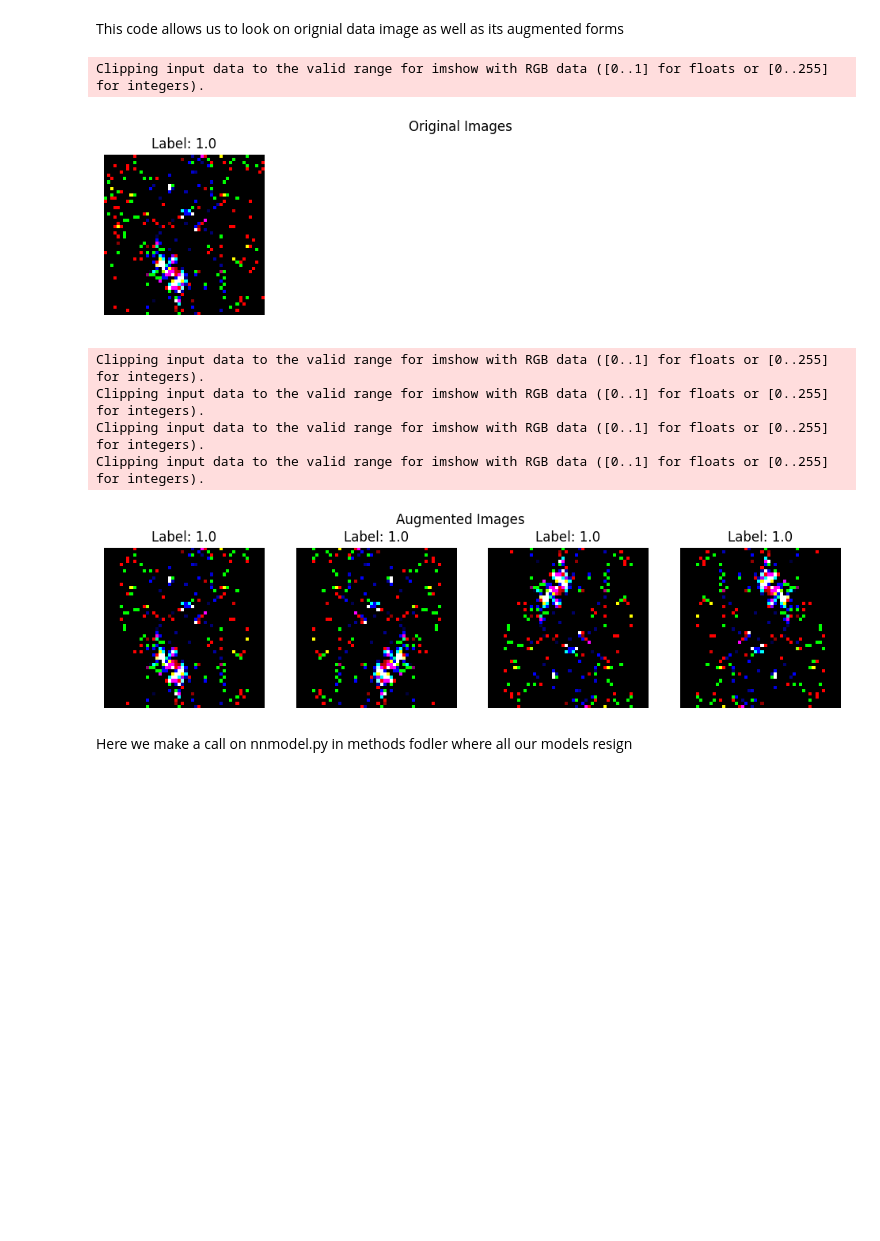
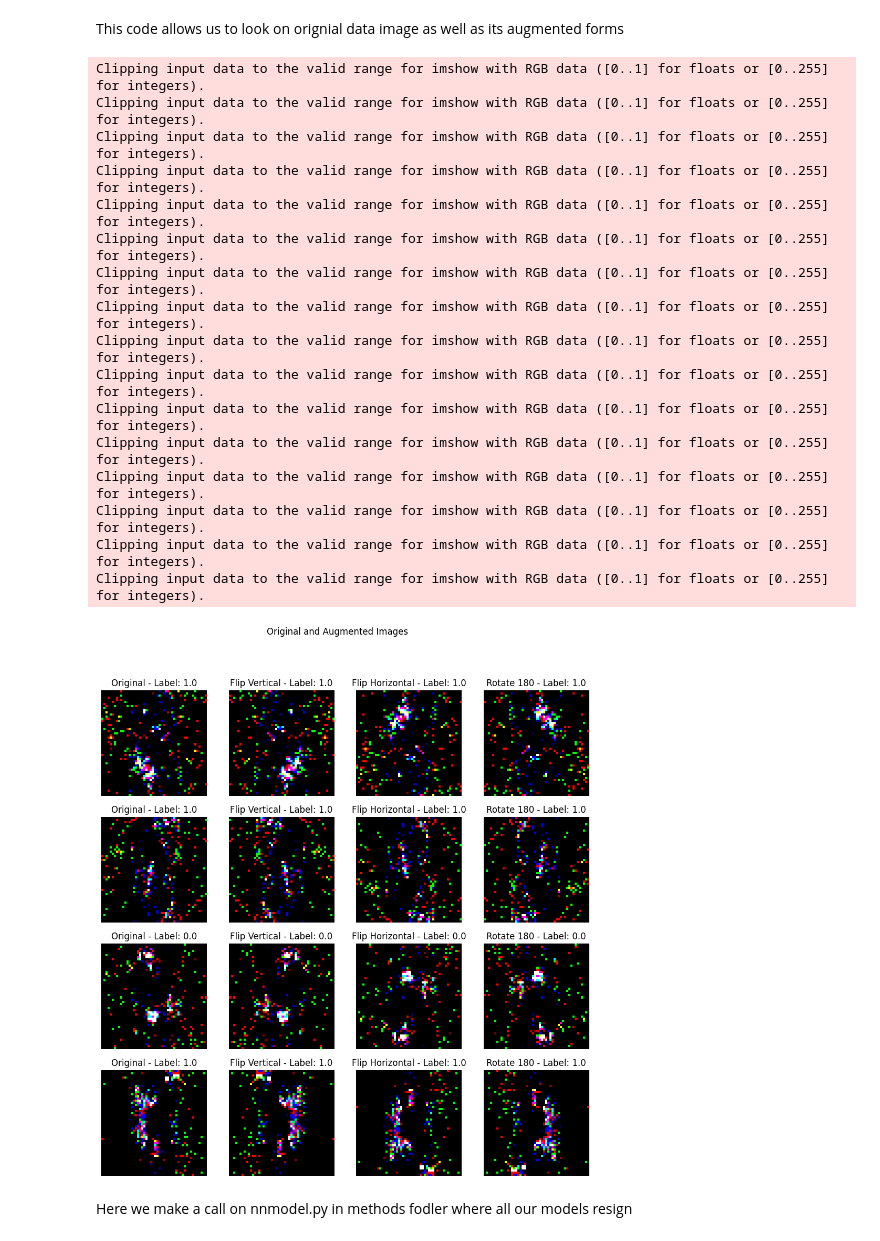
Before and after one commit to iRootTsar/Optimazing-klassification-of-ATLAS-detector-data--CERN-, a Jupyter notebook: notebooks/pyTorch/DataAugm.ipynb, the cells around one changed output. Drawn from its saved outputs; the diff is of its cells as text; code cells hidden in the pictures; blank space fills up the shorter version.

```diff
--- a/notebooks/pyTorch/DataAugm.ipynb
+++ b/notebooks/pyTorch/DataAugm.ipynb
@@ -121,52 +143,59 @@ testLoader = DataLoader(test, shuffle=True, batch_size=50)
 # %% [markdown]
 This code allows us to look on orignial data image as well as its augmented forms
 # %%
-def visualize_single(images, labels, title="Images", augmentation_info=None):
-    n_images = len(images)
+def visualize_comparison(original_images, augmented_images, labels, title, augmentation_info=None):
+    n_images = len(original_images)
     n_columns = 4
-    n_rows = (n_images + n_columns - 1) // n_columns
+    n_rows = n_images
+
+    augmented_types = ['Original', 'Flip Vertical', 'Flip Horizontal', 'Rotate 180']
+
     fig, axs = plt.subplots(n_rows, n_columns, figsize=(3 * n_columns, 3 * n_rows))
     fig.suptitle(title)
 
     for i in range(n_images):
-        if isinstance(images[i], np.ndarray):
-            img_rgb = np.moveaxis(images[i], 0, -1) if images[i].shape[0] == 3 else images[i]
-        elif isinstance(images[i], torch.Tensor):
-            img_rgb = np.moveaxis(images[i].numpy(), 0, -1)
+        for j in range(n_columns):
+            if j == 0:
+                img = original_images[i]
+            else:
+                img = augmented_images[4 * i + j]
 
-        ax = axs[i // n_columns, i % n_columns] if n_rows > 1 else axs[i % n_columns]
-        ax.imshow(img_rgb)
-        ax.set_title(f"Label: {labels[i]}")
-        if augmentation_info is not None:
-            ax.set_xlabel(augmentation_info[i])
-        ax.axis('off')
+            if isinstance(img, np.ndarray):
+                img_rgb = np.moveaxis(img, 0, -1) if img.shape[0] == 3 else img
+            elif isinstance(img, torch.Tensor):
+                img_rgb = np.moveaxis(img.numpy(), 0, -1)
 
-    for i in range(n_images, n_rows * n_columns):
-        ax = axs[i // n_columns, i % n_columns] if n_rows > 1 else axs[i % n_columns]
-        ax.axis('off')
+            ax = axs[i, j]
+            ax.imshow(img_rgb)
+            ax.set_title(f"{augmented_types[j]} - Label: {labels[i]}")
+            ax.axis('off')
 
     plt.show()
 
-
-n_samples = 1
+n_samples = 4
 original_images = trainData[:n_samples]
 original_labels = trainLabels[:n_samples]
-augmented_images = augmented_trainData[:n_samples * 4]
-augmented_labels = trainLabels_repeated[:n_samples * 4]
+augmented_images = augmented_trainData[:4 * n_samples]
 
-# Example augmentation info for each image
-augmentation_info = ['Original'] + ['Flip' for _ in range(3)] + ['Rotate']
-
-visualize_single(original_images, original_labels, title="Original Images", augmentation_info=augmentation_info[:n_samples])
-visualize_single(augmented_images, augmented_labels, title="Augmented Images", augmentation_info=augmentation_info[n_samples:])
+visualize_comparison(original_images, augmented_images, original_labels, title="Original and Augmented Images")
 # %% [output]
 Clipping input data to the valid range for imshow with RGB data ([0..1] for floats or [0..255] for integers).
+Clipping input data to the valid range for imshow with RGB data ([0..1] for floats or [0..255] for integers).
+Clipping input data to the valid range for imshow with RGB data ([0..1] for floats or [0..255] for integers).
+Clipping input data to the valid range for imshow with RGB data ([0..1] for floats or [0..255] for integers).
+Clipping input data to the valid range for imshow with RGB data ([0..1] for floats or [0..255] for integers).
+Clipping input data to the valid range for imshow with RGB data ([0..1] for floats or [0..255] for integers).
+Clipping input data to the valid range for imshow with RGB data ([0..1] for floats or [0..255] for integers).
+Clipping input data to the valid range for imshow with RGB data ([0..1] for floats or [0..255] for integers).
+Clipping input data to the valid range for imshow with RGB data ([0..1] for floats or [0..255] for integers).
+Clipping input data to the valid range for imshow with RGB data ([0..1] for floats or [0..255] for integers).
+Clipping input data to the valid range for imshow with RGB data ([0..1] for floats or [0..255] for integers).
+Clipping input data to the valid range for imshow with RGB data ([0..1] for floats or [0..255] for integers).
+Clipping input data to the valid range for imshow with RGB data ([0..1] for floats or [0..255] for integers).
+Clipping input data to the valid range for imshow with RGB data ([0..1] for floats or [0..255] for integers).
+Clipping input data to the valid range for imshow with RGB data ([0..1] for floats or [0..255] for integers).
+Clipping input data to the valid range for imshow with RGB data ([0..1] for floats or [0..255] for integers).
-[figure, old version]
+[figure, new version]
-Clipping input data to the valid range for imshow with RGB data ([0..1] for floats or [0..255] for integers).
-Clipping input data to the valid range for imshow with RGB data ([0..1] for floats or [0..255] for integers).
-Clipping input data to the valid range for imshow with RGB data ([0..1] for floats or [0..255] for integers).
-Clipping input data to the valid range for imshow with RGB data ([0..1] for floats or [0..255] for integers).
-[figure, removed]
 # %% [markdown]
 Here we make a call on nnmodel.py in methods fodler where all our models resign
 # %%
```
Also changed, not shown: parts of 7 cells of this notebook, 7 other files.
